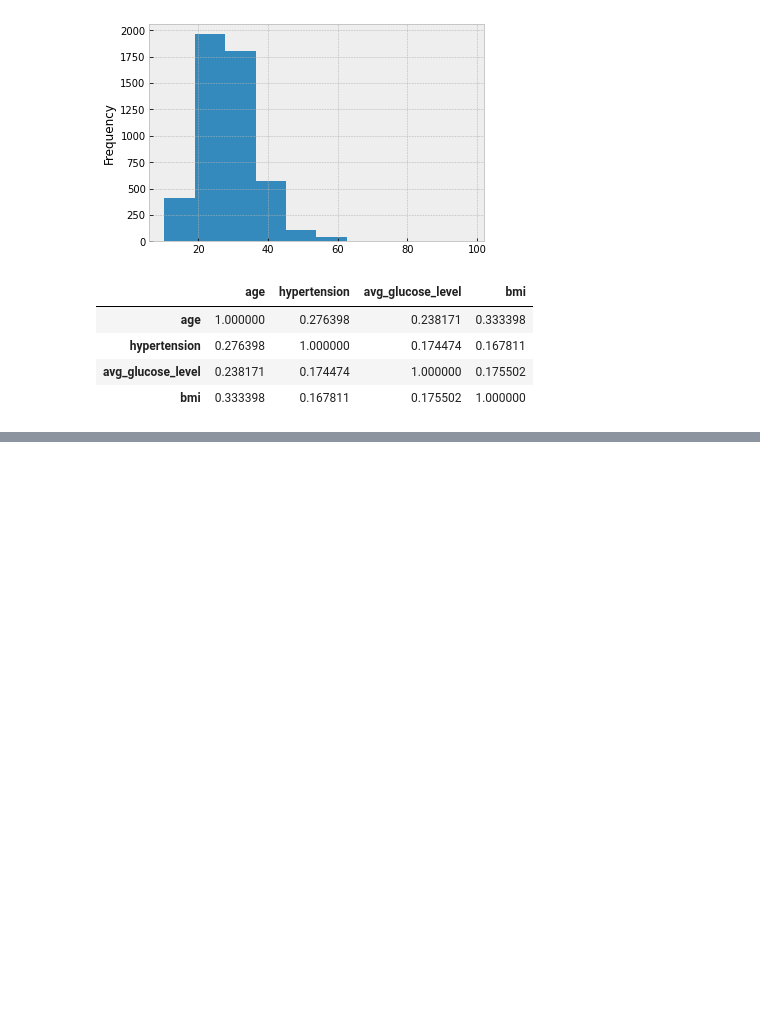
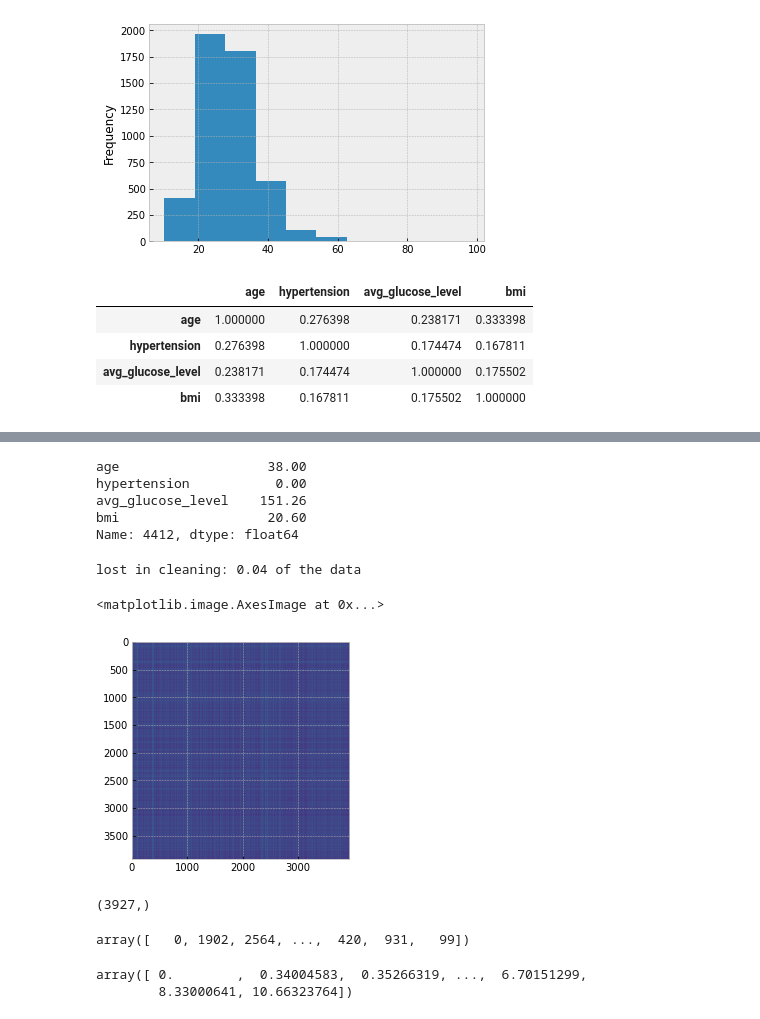
Before and after one commit to MatteoGhizzi/MLPNS2021, a Jupyter notebook: LEZ13_KNearestNeighbors.ipynb, the cells around one changed output, grey strips where cells are left out. Saved outputs shown, nothing was run; the diff lists cells and outputs as text; code cells hidden in the pictures; blank space fills up the shorter version.

```diff
--- a/LEZ13_KNearestNeighbors.ipynb
+++ b/LEZ13_KNearestNeighbors.ipynb
@@ -171,0 +239,3 @@ pl.colorbar()
+# %%
+dataClean = dataClean.dropna(subset=['bmi'], axis=0)
+dataClean.isna().sum()
@@ -171,0 +252,8 @@ pl.colorbar()
+# %%
+#devo farlo su tutti i dati
+target = datain[["bmi","stroke"]].dropna(subset=["bmi"], axis=0).stroke
+# %%
+#facciamo lo split in train set and test set
+X_train, X_test, y_train, y_test = train_test_split(dataClean,
+                   target, test_size=0.2, shuffle=True, random_state=1)
+X_train.shape, y_train.shape
@@ -171,0 +266,9 @@ pl.colorbar()
+# %%
+X_train.iloc[0] #primo oggetto del training set
+#calcoliamo i primi vicini del primo oggetto a mano
+# %% [output]
+age                   38.00
+hypertension           0.00
+avg_glucose_level    151.26
+bmi                   20.60
+Name: 4412, dtype: float64
@@ -171,0 +279,34 @@ pl.colorbar()
+# %%
+print("lost in cleaning: %.2f of the data"%(1 - dataClean.shape[0] / datain.shape[0]))
+# %% [output]
+lost in cleaning: 0.04 of the data
+# %%
+#standardizzo i dati
+import sklearn.preprocessing
+Xscaled = sklearn.preprocessing.scale(X_train, axis=0)
+# %%
+pl.imshow(sp.spatial.distance.squareform(sp.spatial.distance.pdist(Xscaled)))
+# pdist fornisce la distanza per ogni coppia di oggetti in
+# una matrice triangolare inferiore
+# squareform la trasofrma in una matrice quadrata e quindi in un array con
+# tutte le distanze a coppie
+# %% [output]
+<matplotlib.image.AxesImage at 0x...>
+[figure, added]
+# %%
+# mi serve la prima riga: cioè la distanza tra il pirmo oggetto e tutti gli altri
+firstRaw = sp.spatial.distance.squareform(sp.spatial.distance.pdist(Xscaled))[0]
+firstRaw.shape
+# %% [output]
+(3927,)
+# %%
+np.argsort(firstRaw) # riordino i valori nell'array
+# mi indica in che ordine sono distanti gli oggetti
+# %% [output]
+array([   0, 1902, 2564, ...,  420,  931,   99])
+# %%
+# per vedere la distanza uso:
+firstRaw[np.argsort(firstRaw)]
+# %% [output]
+array([ 0.        ,  0.34004583,  0.35266319, ...,  6.70151299,
+        8.33000641, 10.66323764])
```
Also changed, not shown: parts of 42 cells of this notebook.
